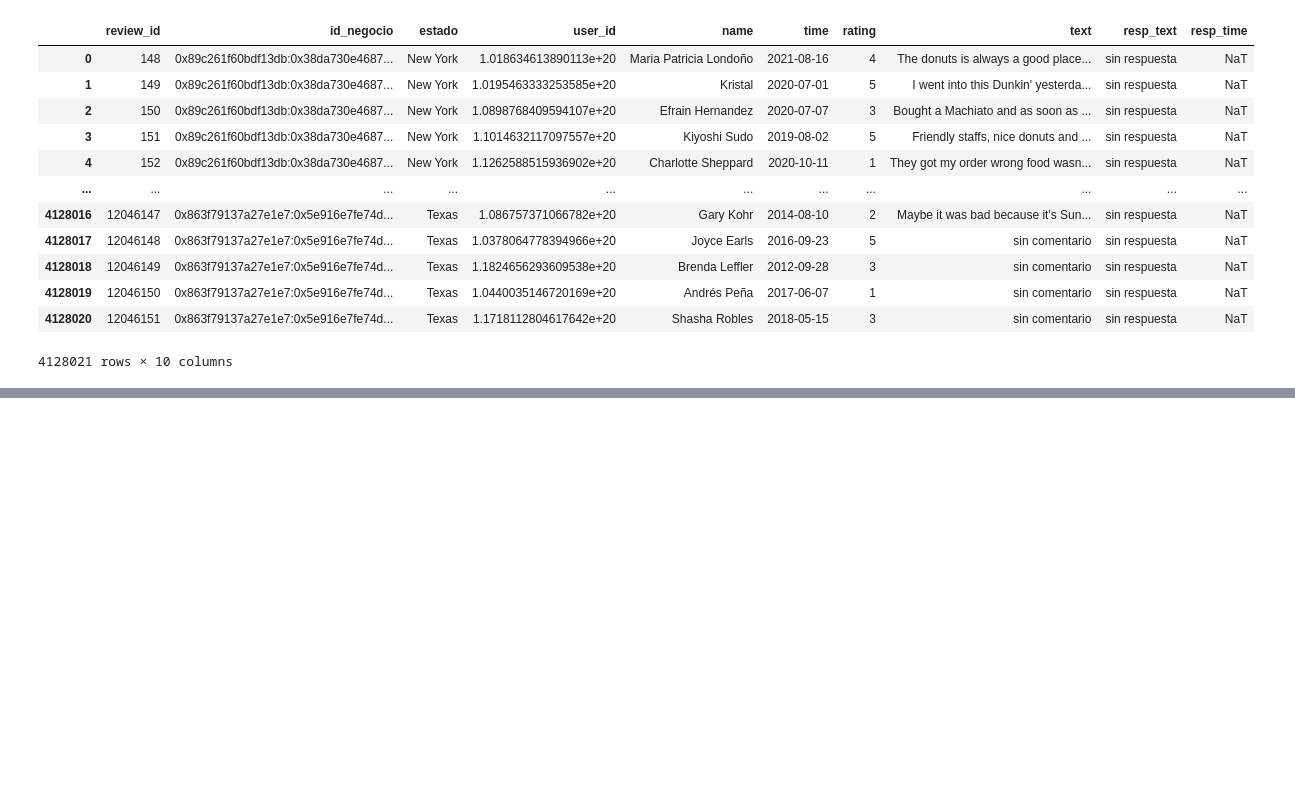
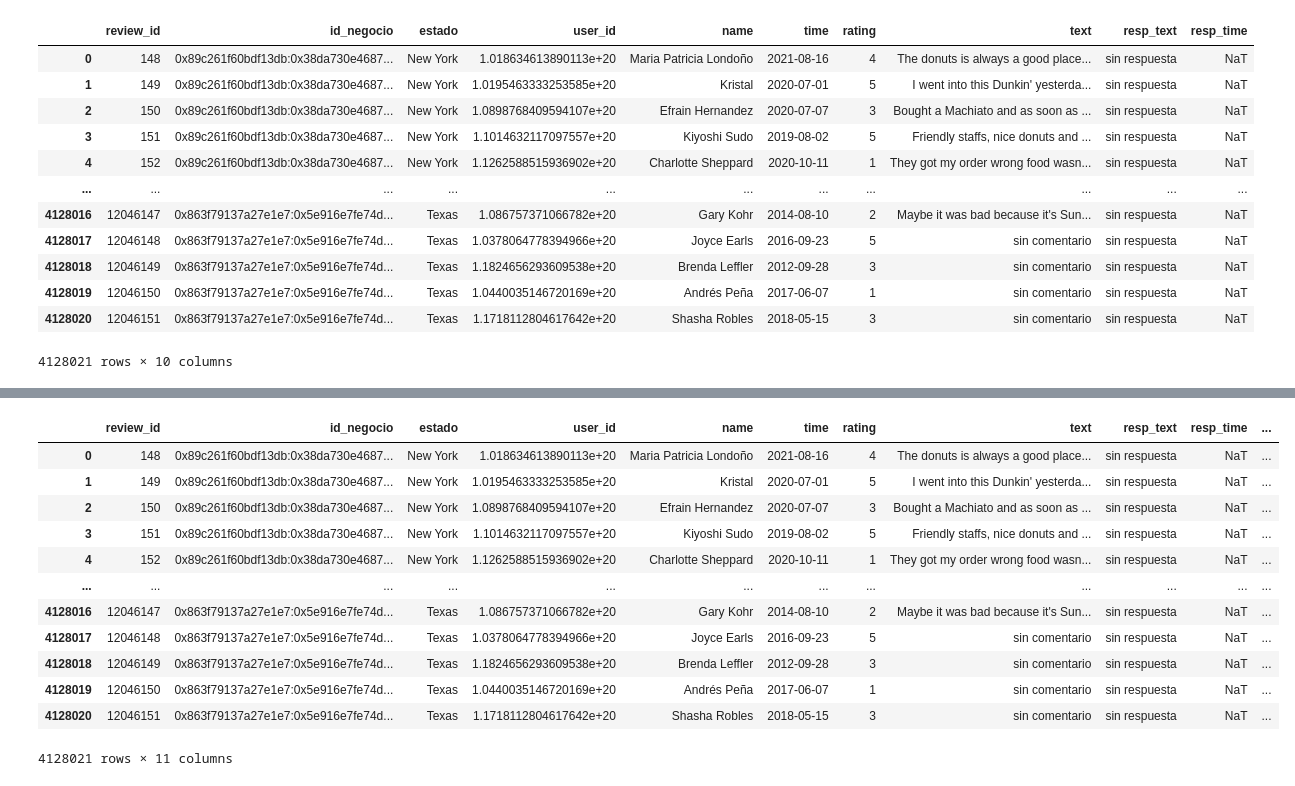
Before and after one commit to agustin-caceres/DataPulse_Gmaps_Yelp, a Jupyter notebook: notebooks/ETL/Google/6.g_5_estados_reviews.ipynb, the cells around one changed output, grey strips where cells are left out. Saved outputs shown, nothing was run; the diff lists cells and outputs as text; code cells hidden in the pictures; blank space fills up the shorter version.

Commit message:
agregue el sentimiento a las reviews. todas las tablas subidas a bigquery

```diff
--- a/notebooks/ETL/Google/6.g_5_estados_reviews.ipynb
+++ b/notebooks/ETL/Google/6.g_5_estados_reviews.ipynb
@@ -1142,3 +1142,7 @@ tabla_final
 # %%
 # Guardamos el dataframe en un archivo parquet
 tabla_final.to_parquet(r"C:\Users\Juli\Desktop\v0_estados_reviews.parquet")
+# %%
+import pandas as pd
+reviews = pd.read_parquet(r'C:\Users\mauri\OneDrive\Escritorio\proyectogrupal\data\v0_estados_reviews.parquet', engine='pyarrow')
+reviews
@@ -1144,0 +1163,26 @@ tabla_final.to_parquet(r"C:\Users\Juli\Desktop\v0_estados_reviews.parquet")
+# %%
+import sys
+sys.path.append(r'C:\Users\mauri\OneDrive\Escritorio\proyectogrupal\src')
+from analisis_sentimiento.sentimiento import analyze_sentiment
+
+reviews['sentiment'] = reviews.apply(
+    lambda row: analyze_sentiment(row['text'], rating=row.get('rating', None)),
+    axis=1
+)
+# %%
+reviews['sentiment'] = reviews.apply(lambda row: 'sin comentario' if row['text'] == 'sin comentario' else row['sentiment'], axis=1)
+reviews
+# %% [output]
+|  | review_id | id_negocio | estado | user_id | name | time | rating | text | resp_text | resp_time | ... |
+| 0 | 148 | 0x89c261f60bdf13db:0x38da730e4687... | New York | 1.018634613890113e+20 | Maria Patricia Londoño | 2021-08-16 | 4 | The donuts is always a good place... | sin respuesta | NaT | ... |
+| 1 | 149 | 0x89c261f60bdf13db:0x38da730e4687... | New York | 1.0195463333253585e+20 | Kristal | 2020-07-01 | 5 | I went into this Dunkin' yesterda... | sin respuesta | NaT | ... |
+| 2 | 150 | 0x89c261f60bdf13db:0x38da730e4687... | New York | 1.0898768409594107e+20 | Efrain Hernandez | 2020-07-07 | 3 | Bought a Machiato and as soon as ... | sin respuesta | NaT | ... |
+| 3 | 151 | 0x89c261f60bdf13db:0x38da730e4687... | New York | 1.1014632117097557e+20 | Kiyoshi Sudo | 2019-08-02 | 5 | Friendly staffs, nice donuts and ... | sin respuesta | NaT | ... |
+| 4 | 152 | 0x89c261f60bdf13db:0x38da730e4687... | New York | 1.1262588515936902e+20 | Charlotte Sheppard | 2020-10-11 | 1 | They got my order wrong food wasn... | sin respuesta | NaT | ... |
+| ... | ... | ... | ... | ... | ... | ... | ... | ... | ... | ... | ... |
+| 4128016 | 12046147 | 0x863f79137a27e1e7:0x5e916e7fe74d... | Texas | 1.086757371066782e+20 | Gary Kohr | 2014-08-10 | 2 | Maybe it was bad because it's Sun... | sin respuesta | NaT | ... |
+| 4128017 | 12046148 | 0x863f79137a27e1e7:0x5e916e7fe74d... | Texas | 1.0378064778394966e+20 | Joyce Earls | 2016-09-23 | 5 | sin comentario | sin respuesta | NaT | ... |
+| 4128018 | 12046149 | 0x863f79137a27e1e7:0x5e916e7fe74d... | Texas | 1.1824656293609538e+20 | Brenda Leffler | 2012-09-28 | 3 | sin comentario | sin respuesta | NaT | ... |
+| 4128019 | 12046150 | 0x863f79137a27e1e7:0x5e916e7fe74d... | Texas | 1.0440035146720169e+20 | Andrés Peña | 2017-06-07 | 1 | sin comentario | sin respuesta | NaT | ... |
+| 4128020 | 12046151 | 0x863f79137a27e1e7:0x5e916e7fe74d... | Texas | 1.1718112804617642e+20 | Shasha Robles | 2018-05-15 | 3 | sin comentario | sin respuesta | NaT | ... |
+4128021 rows × 11 columns
```
Also changed, not shown: parts of 2 cells of this notebook, 4 other files.
